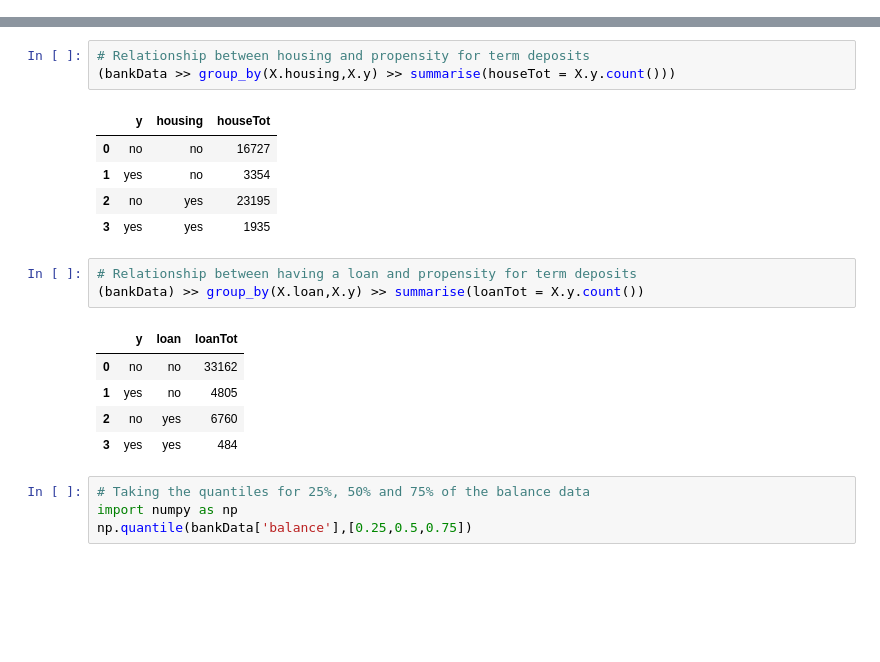
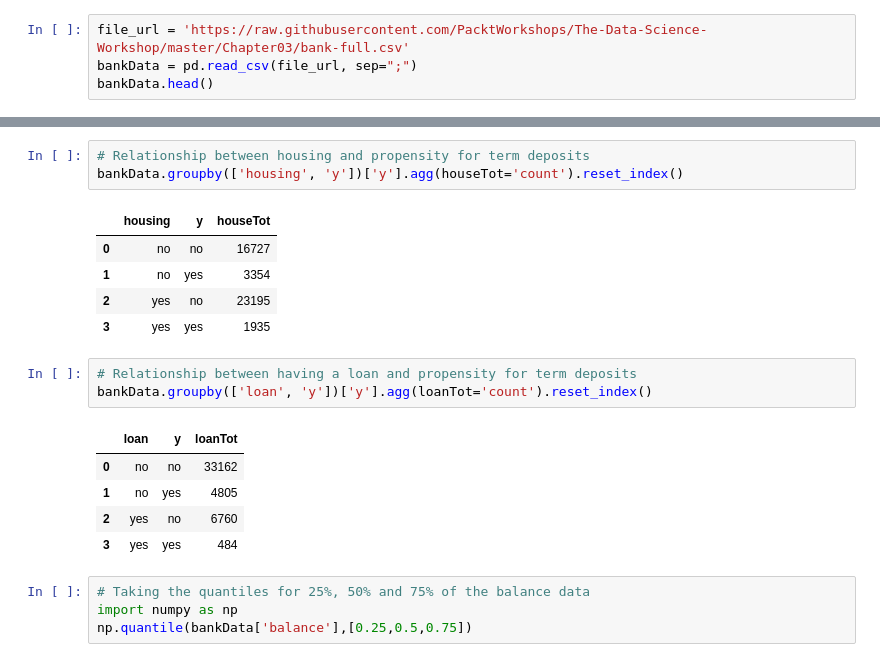
Before and after one commit to PacktWorkshops/The-Data-Science-Workshop, a Jupyter notebook: Chapter03/Exercise3.03/Exercise3.03.ipynb, the cells around one changed output, grey strips where cells are left out. Cells and saved outputs as stored; diff of their text form; blank space fills up the shorter version.

```diff
--- a/Chapter03/Exercise3.03/Exercise3.03.ipynb
+++ b/Chapter03/Exercise3.03/Exercise3.03.ipynb
@@ -44,0 +3,4 @@ bankData = pd.read_csv(filename,sep=";")
+# %%
+file_url = 'https://raw.githubusercontent.com/PacktWorkshops/The-Data-Science-Workshop/master/Chapter03/bank-full.csv'
+bankData = pd.read_csv(file_url, sep=";")
+bankData.head()
@@ -45,20 +14,20 @@ bankData = pd.read_csv(filename,sep=";")
 # %%
 # Relationship between housing and propensity for term deposits
-(bankData >> group_by(X.housing,X.y) >> summarise(houseTot = X.y.count()))
+bankData.groupby(['housing', 'y'])['y'].agg(houseTot='count').reset_index()
 # %% [output]
-|  | y | housing | houseTot |
+|  | housing | y | houseTot |
 | 0 | no | no | 16727 |
-| 1 | yes | no | 3354 |
-| 2 | no | yes | 23195 |
+| 1 | no | yes | 3354 |
+| 2 | yes | no | 23195 |
 | 3 | yes | yes | 1935 |
 # %%
 # Relationship between having a loan and propensity for term deposits
-(bankData) >> group_by(X.loan,X.y) >> summarise(loanTot = X.y.count())
+bankData.groupby(['loan', 'y'])['y'].agg(loanTot='count').reset_index()
 # %% [output]
-|  | y | loan | loanTot |
+|  | loan | y | loanTot |
 | 0 | no | no | 33162 |
-| 1 | yes | no | 4805 |
-| 2 | no | yes | 6760 |
+| 1 | no | yes | 4805 |
+| 2 | yes | no | 6760 |
 | 3 | yes | yes | 484 |
 # %%
 # Taking the quantiles for 25%, 50% and 75% of the balance data
```
Also changed, not shown: parts of 11 cells of this notebook, 9 other files.
